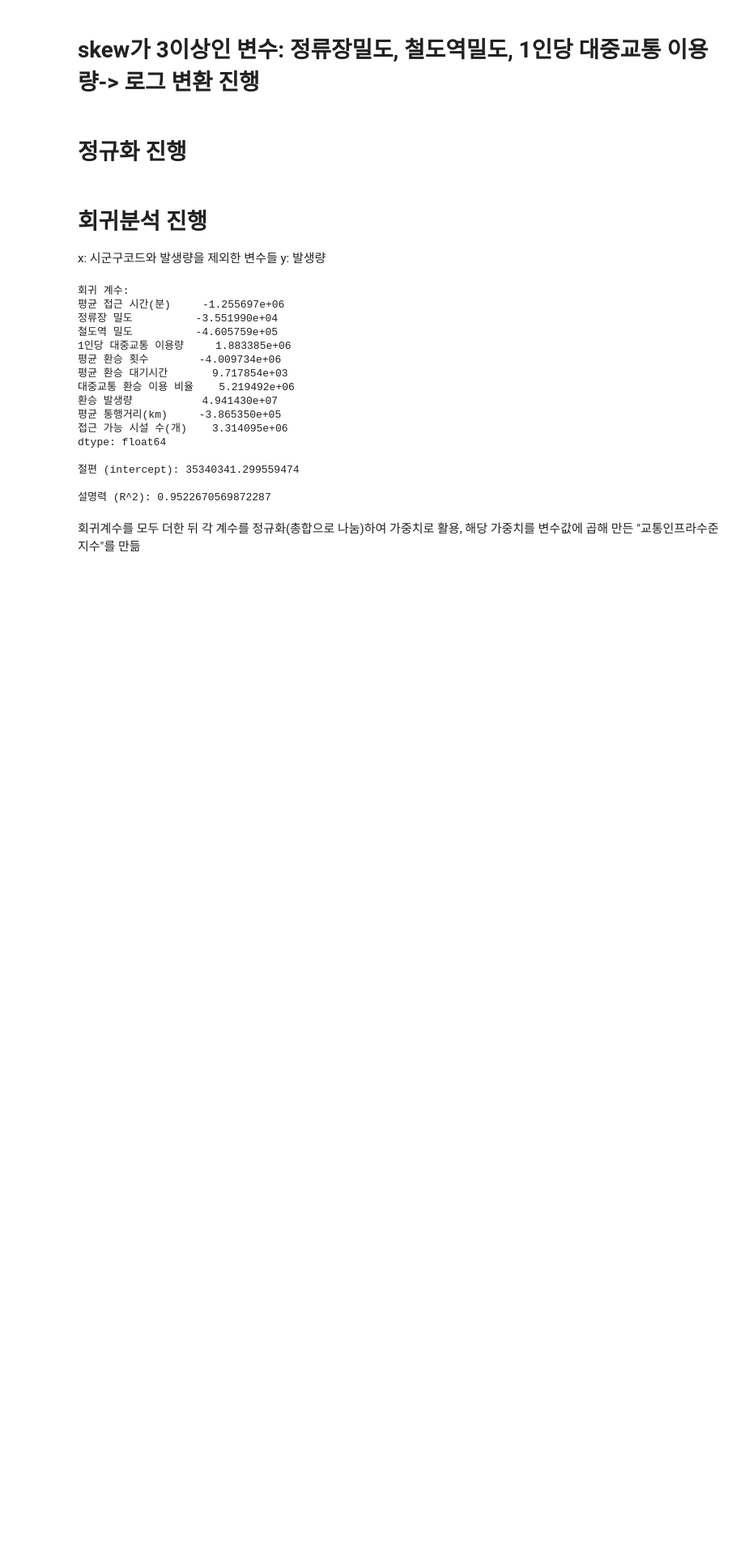
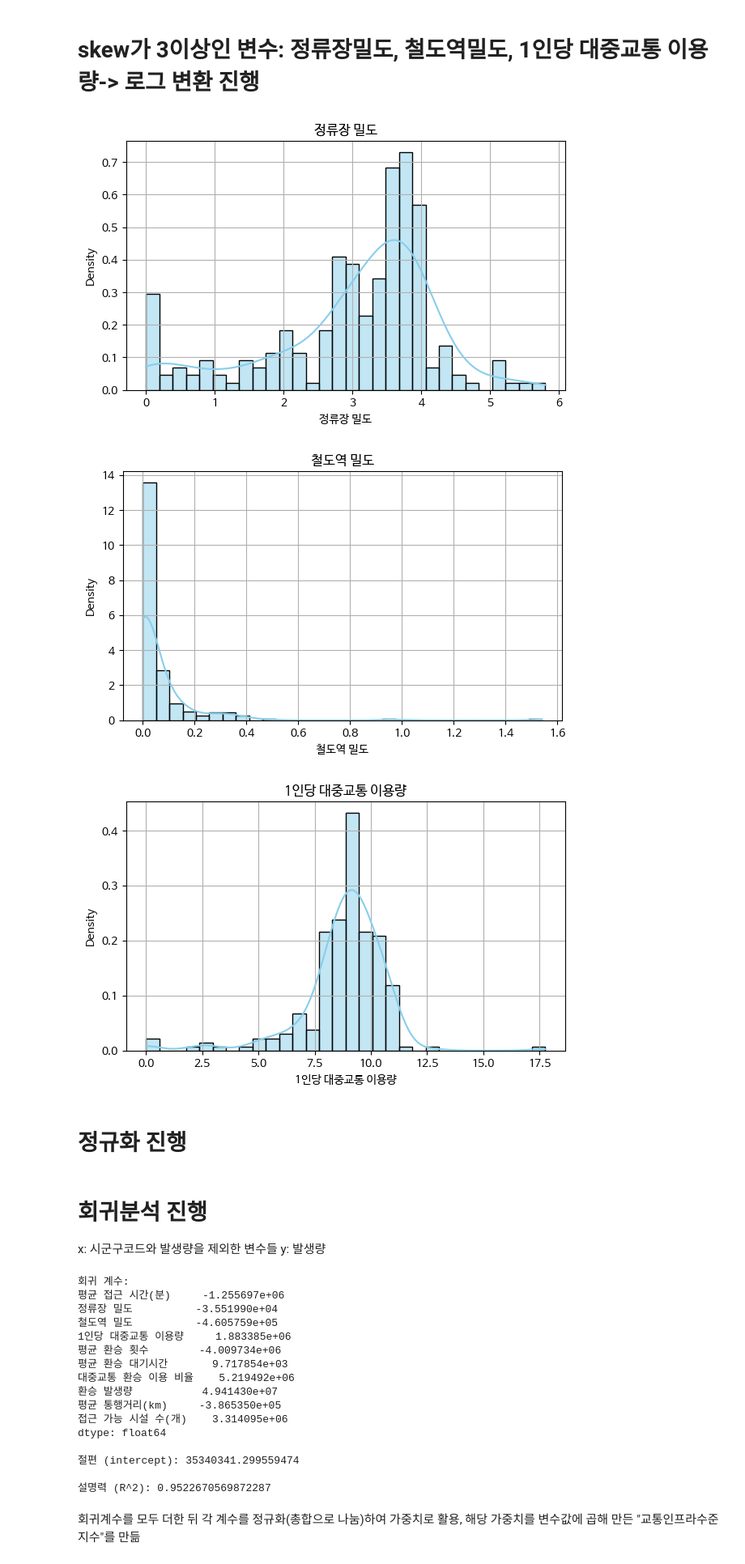
Before and after one commit to bbberylll/BDA, a Jupyter notebook: 코드/인프라 지수 관련 코드/교통인프라_계산과정_최종.ipynb, the cells around one changed output. Shown at 81% size. Saved outputs shown, nothing was run; the diff lists cells and outputs as text; code cells hidden in the pictures; blank space fills up the shorter version.

```diff
--- a/코드/인프라 지수 관련 코드/교통인프라_계산과정_최종.ipynb
+++ b/코드/인프라 지수 관련 코드/교통인프라_계산과정_최종.ipynb
@@ -20,6 +101,20 @@ data3=data.copy()
 data3['정류장 밀도'] = np.log1p(data3['정류장 밀도'])
 data3['철도역 밀도'] = np.log1p(data3['철도역 밀도'])
 data3['1인당 대중교통 이용량'] = np.log1p(data3['1인당 대중교통 이용량'])
+# %%
+columns = ['정류장 밀도','철도역 밀도','1인당 대중교통 이용량']
+
+# 각 변수에 대해 정규분포 그래프 그리기
+for col in columns:
+    plt.figure(figsize=(7, 4))
+    sns.histplot(data3[col].dropna(), kde=True, stat='density', color='skyblue', bins=30)
+    plt.title(f"{col}")
+    plt.grid(True)
+    plt.show()
+# %% [output]
+[figure, added]
+[figure, added]
+[figure, added]
 # %% [markdown]
 # 정규화 진행
 # %%
```
Also changed, not shown: parts of 6 cells of this notebook.
